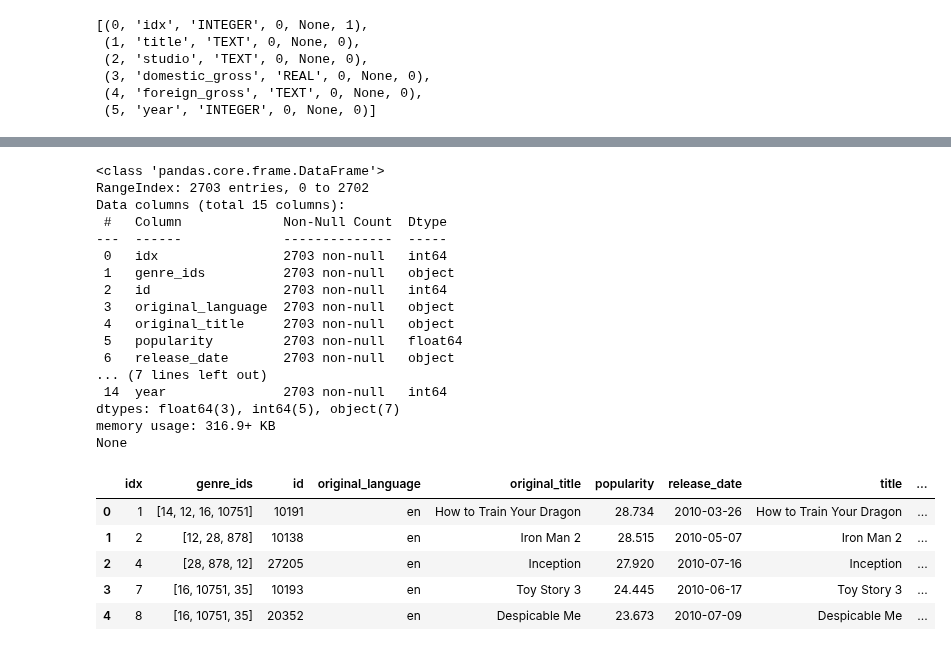
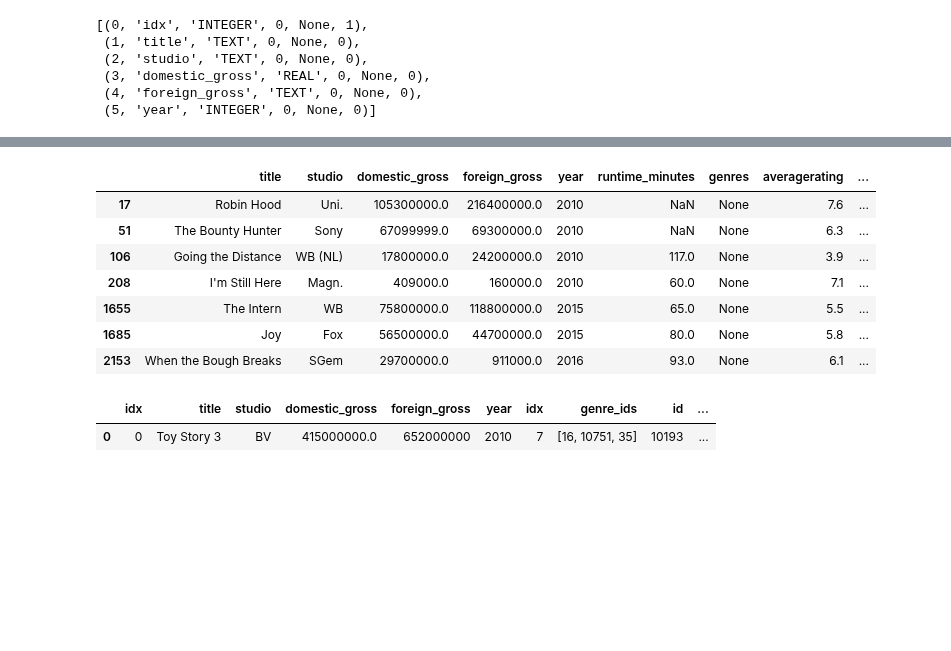
Before and after one commit to jeffreyhwatson/MS_Box_Office_Insights, a Jupyter notebook: sql_eda.ipynb, the cells around one changed output, grey strips where cells are left out. Saved outputs shown, nothing was run; the diff lists cells and outputs as text; code cells hidden in the pictures; blank space fills up the shorter version.

```diff
--- a/sql_eda.ipynb
+++ b/sql_eda.ipynb
@@ -1,17 +10,13 @@
 # %%
-#loading libraries and setting plt to inline
-import pandas as pd
-import numpy as np
-import matplotlib.pyplot as plt
-import seaborn as sns
+# importing sqlite3
 import sqlite3
 
-%matplotlib inline
-
+# conneting to db and creating cursor
 conn = sqlite3.Connection('data/movies.db')
 cur = conn.cursor()
 
-def fetchA(q):
+# creating query functions
+def fetcha(q):
     return cur.execute(q).fetchall()
-def fetchO(q):
+def fetcho(q):
     return cur.execute(q).fetchone()
@@ -109,33 +240,25 @@ None
+# %%
+# checking the NaNs
+df[df['genres'].isna() == True]
+# %% [output]
+|  | title | studio | domestic_gross | foreign_gross | year | runtime_minutes | genres | averagerating | ... |
+| 17 | Robin Hood | Uni. | 105300000.0 | 216400000.0 | 2010 | NaN | None | 7.6 | ... |
+| 51 | The Bounty Hunter | Sony | 67099999.0 | 69300000.0 | 2010 | NaN | None | 6.3 | ... |
+| 106 | Going the Distance | WB (NL) | 17800000.0 | 24200000.0 | 2010 | 117.0 | None | 3.9 | ... |
+| 208 | I'm Still Here | Magn. | 409000.0 | 160000.0 | 2010 | 60.0 | None | 7.1 | ... |
+| 1655 | The Intern | WB | 75800000.0 | 118800000.0 | 2015 | 65.0 | None | 5.5 | ... |
+| 1685 | Joy | Fox | 56500000.0 | 44700000.0 | 2015 | 80.0 | None | 5.8 | ... |
+| 2153 | When the Bough Breaks | SGem | 29700000.0 | 911000.0 | 2016 | 93.0 | None | 6.1 | ... |
 # %%
-q = """SELECT*FROM tmdb_movies
-       JOIN bom_movie_gross
+# creating secondary df joing bom and tmdb
+
+q = """SELECT*FROM bom_movie_gross
+       JOIN tmdb_movies
        USING(title)
        """
-tmdb_bom_df = pd.DataFrame(fetchA(q))
-tmdb_bom_df.columns = [i[0] for i in cur.description]
-print(tmdb_bom_df.info())
-tmdb_bom_df.head()
+tmdbom_df = pd.DataFrame(fetcha(q))
+tmdbom_df.columns = [i[0] for i in cur.description]
+tmdbom_df.head(1)
 # %% [output]
-<class 'pandas.core.frame.DataFrame'>
-RangeIndex: 2703 entries, 0 to 2702
-Data columns (total 15 columns):
- #   Column             Non-Null Count  Dtype
----  ------             --------------  -----
- 0   idx                2703 non-null   int64
- 1   genre_ids          2703 non-null   object
- 2   id                 2703 non-null   int64
- 3   original_language  2703 non-null   object
- 4   original_title     2703 non-null   object
- 5   popularity         2703 non-null   float64
- 6   release_date       2703 non-null   object
-... (7 lines left out)
- 14  year               2703 non-null   int64
-dtypes: float64(3), int64(5), object(7)
-memory usage: 316.9+ KB
-None
-|  | idx | genre_ids | id | original_language | original_title | popularity | release_date | title | ... |
-| 0 | 1 | [14, 12, 16, 10751] | 10191 | en | How to Train Your Dragon | 28.734 | 2010-03-26 | How to Train Your Dragon | ... |
-| 1 | 2 | [12, 28, 878] | 10138 | en | Iron Man 2 | 28.515 | 2010-05-07 | Iron Man 2 | ... |
-| 2 | 4 | [28, 878, 12] | 27205 | en | Inception | 27.920 | 2010-07-16 | Inception | ... |
-| 3 | 7 | [16, 10751, 35] | 10193 | en | Toy Story 3 | 24.445 | 2010-06-17 | Toy Story 3 | ... |
-| 4 | 8 | [16, 10751, 35] | 20352 | en | Despicable Me | 23.673 | 2010-07-09 | Despicable Me | ... |
+|  | idx | title | studio | domestic_gross | foreign_gross | year | idx | genre_ids | id | ... |
+| 0 | 0 | Toy Story 3 | BV | 415000000.0 | 652000000 | 2010 | 7 | [16, 10751, 35] | 10193 | ... |
```
Also changed, not shown: parts of 25 cells of this notebook.
